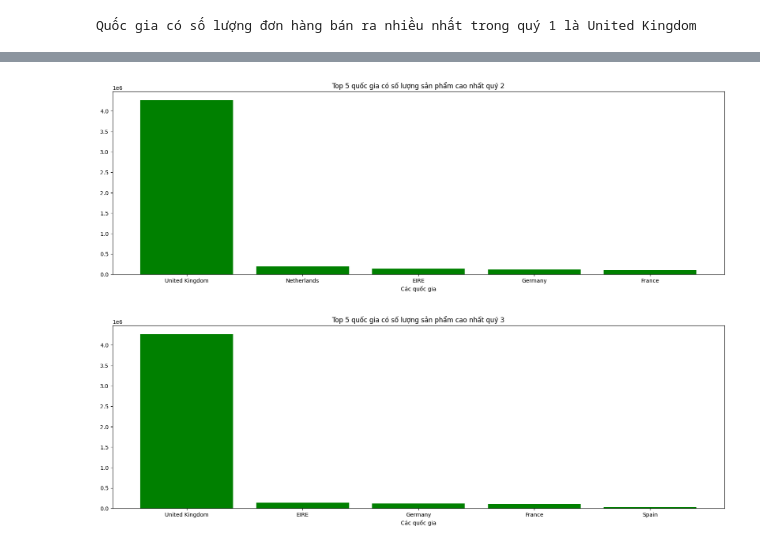
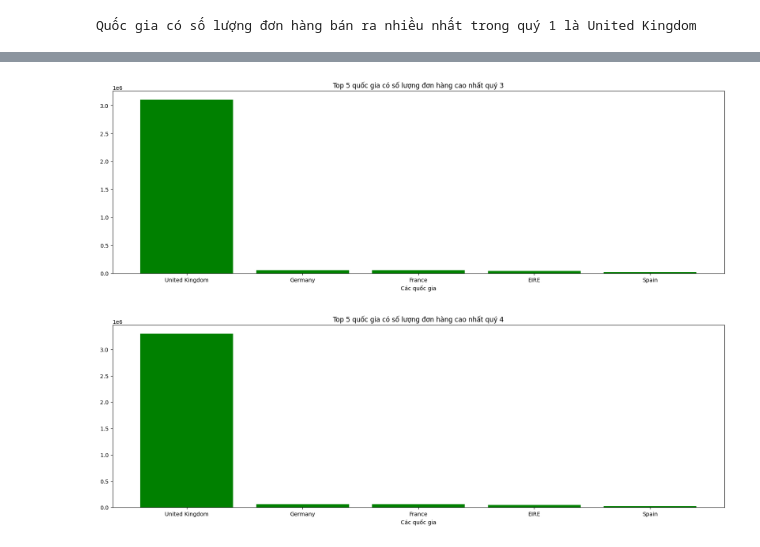
Before and after one commit to Mizudaiki/Hackathon, a Jupyter notebook: OneDrive/SQL DATABASE/vrenvironment/Hackathon.ipynb, the cells around one changed output, grey strips where cells are left out. Cells and saved outputs as stored; diff of their text form; code cells hidden in the pictures.

```diff
--- a/OneDrive/SQL DATABASE/vrenvironment/Hackathon.ipynb
+++ b/OneDrive/SQL DATABASE/vrenvironment/Hackathon.ipynb
@@ -162,13 +154,23 @@ for i in range(len(countries)):
         else: continue
     appearance.append(count)
 top_5 = []
+app_top5 = sorted(appearance, reverse= True)
 for item in range(len(countries)):
+    count = 0
     for i in countries:
         if countries.index(i) == appearance.index(max(appearance)):
+            count += 1
             top_5.append(i)
-            if len(top_5) != 5:
+            if count != 5:
                 countries.remove(i)
                 appearance.remove(max(appearance))
                 continue
             else:
                 break
+
+fig, ax = plt.subplots(figsize=(20, 6))
+plt.bar(top_5[0:5], app_top5[0:5], color = 'green')
+plt.title('Top 5 quốc gia có số lượng đơn hàng cao nhất quý 1')
+plt.xlabel('Các quốc gia')
+plt.savefig('quy_1.png')
+plt.show()
@@ -215,52 +220,47 @@ KeyboardInterrupt:
 # %%
-# Câu 10
-df_2 = df[(df['month'] >= 4) & (df['month'] < 7)]
+# Câu 11
+df_2 = df[(df['month'] >= 7) & (df['month'] < 10)]
 for i in df_2['Country']:
     if i in countries:
         countries_app.append(i)
         continue
     else:
         countries_app.append(i)
         countries.append(i)
 appearance = []
 for i in range(len(countries)):
     count = 0
     for item in countries_app:
         if item == countries[i]:
             count += 1
         else: continue
     appearance.append(count)
 top_5 = []
+app_top5 = sorted(appearance, reverse= True)
 for item in range(len(countries)):
+    count = 0
     for i in countries:
         if countries.index(i) == appearance.index(max(appearance)):
+            count += 1
             top_5.append(i)
-            if len(top_5) != 5:
+            if count != 5:
                 countries.remove(i)
                 appearance.remove(max(appearance))
                 continue
             else:
                 break
-quy_2 = top_5[0:5]
-stats = {}
-for i in quy_2:
-    country = df[df['Country'] == i]
-    total = 0
-    for item in country['Quantity']:
-        total += item
-    stats[i] = total
-statis = dict(sorted(stats.items(), key = lambda x:x[1] , reverse=True))
+
 fig, ax = plt.subplots(figsize=(20, 6))
-plt.bar(statis.keys(), statis.values(), color = 'green')
-plt.title('Top 5 quốc gia có số lượng sản phẩm cao nhất quý 2')
-plt.savefig('quy_2.png')
+plt.bar(top_5[0:5], app_top5[0:5], color = 'green')
+plt.title('Top 5 quốc gia có số lượng đơn hàng cao nhất quý 3')
 plt.xlabel('Các quốc gia')
+plt.savefig('quy_3.png')
 plt.show()
 # %% [output]
-[figure, old version]
+[figure, new version]
 # %%
-# Câu 11
-df_2 = df[(df['month'] >= 7) & (df['month'] < 10)]
+# Câu 12
+df_2 = df[(df['month'] >= 10) & (df['month'] < 13)]
 for i in df_2['Country']:
     if i in countries:
         countries_app.append(i)
@@ -277,30 +277,25 @@ for i in range(len(countries)):
         else: continue
     appearance.append(count)
 top_5 = []
+app_top5 = sorted(appearance, reverse= True)
 for item in range(len(countries)):
+    count = 0
     for i in countries:
         if countries.index(i) == appearance.index(max(appearance)):
+            count += 1
             top_5.append(i)
-            if len(top_5) != 5:
+            if count != 5:
                 countries.remove(i)
                 appearance.remove(max(appearance))
                 continue
             else:
                 break
-quy_3 = top_5[0:5]
-stats = {}
-for i in quy_3:
-    country = df[df['Country'] == i]
-    total = 0
-    for item in country['Quantity']:
-        total += item
-    stats[i] = total
-statis = dict(sorted(stats.items(), key = lambda x:x[1] , reverse=True))
+
 fig, ax = plt.subplots(figsize=(20, 6))
-plt.bar(statis.keys(), statis.values(), color = 'green')
-plt.title('Top 5 quốc gia có số lượng sản phẩm cao nhất quý 3')
+plt.bar(top_5[0:5], app_top5[0:5], color = 'green')
+plt.title('Top 5 quốc gia có số lượng đơn hàng cao nhất quý 4')
 plt.xlabel('Các quốc gia')
-plt.savefig('quy_3.png')
+plt.savefig('quy_4.png')
 plt.show()
 # %% [output]
-[figure, old version]
+[figure, new version]
```
Also changed, not shown: parts of 6 cells of this notebook.
